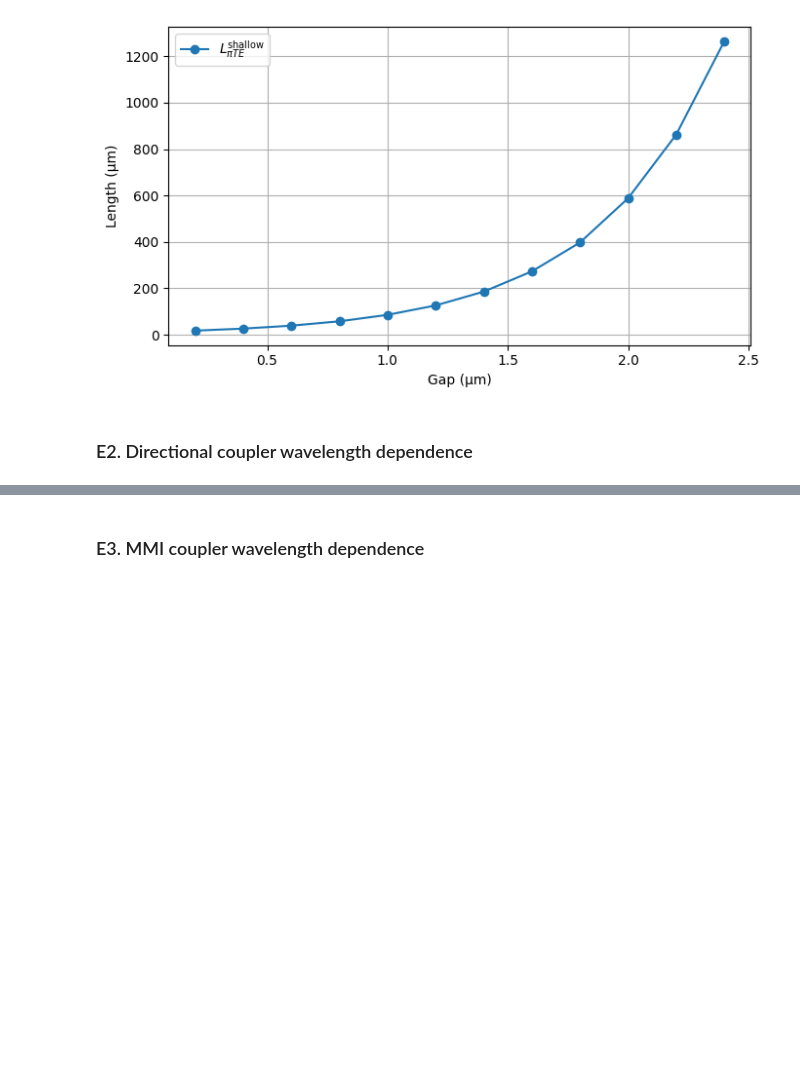
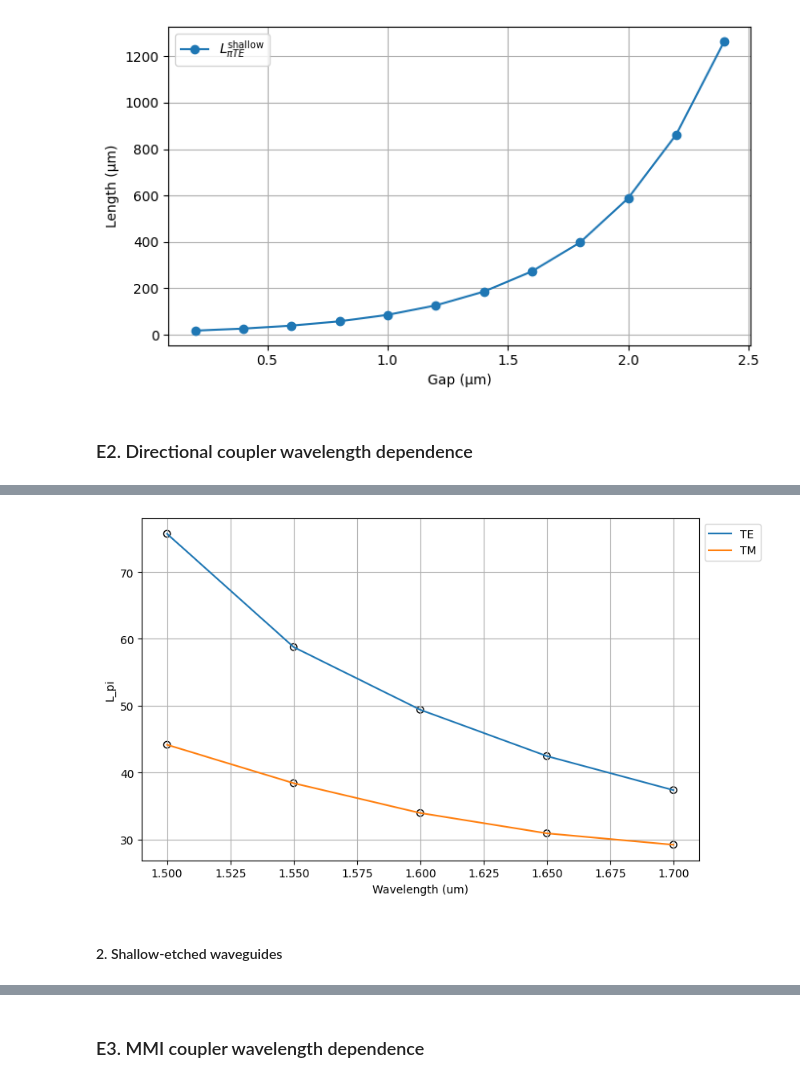
Before and after one commit to lorenagomezdiego/cifoin-lab2, a Jupyter notebook: COUPLERS_Student.ipynb, the cells around one changed output, grey strips where cells are left out. Saved outputs shown, nothing was run; the diff lists cells and outputs as text; code cells hidden in the pictures; blank space fills up the shorter version.

```diff
--- a/COUPLERS_Student.ipynb
+++ b/COUPLERS_Student.ipynb
@@ -954,0 +967,17 @@ plt.tight_layout(rect=[0, 0, 0.85, 1])
+# %%
+# PLOT:
+
+plt.figure(figsize=(10, 5))
+plt.scatter(wavelength, Lpi_TE_deep,edgecolors='k',facecolors='none',label = '__nolegend__')
+plt.scatter(wavelength, Lpi_TM_deep,edgecolors='k',facecolors='none',label = '__nolegend__')
+plt.plot(wavelength, Lpi_TE_deep,label='TE')
+plt.plot(wavelength, Lpi_TM_deep,label='TM')
+plt.xlabel("Wavelength (um)")
+plt.ylabel("L_pi")
+plt.grid()
+plt.legend(loc='upper left', bbox_to_anchor=(1, 1))
+plt.tight_layout(rect=[0, 0, 0.85, 1])
+# %% [output]
+[figure, added]
+# %% [markdown]
+#### 2. Shallow-etched waveguides
```
Also changed, not shown: parts of 10 cells of this notebook.
